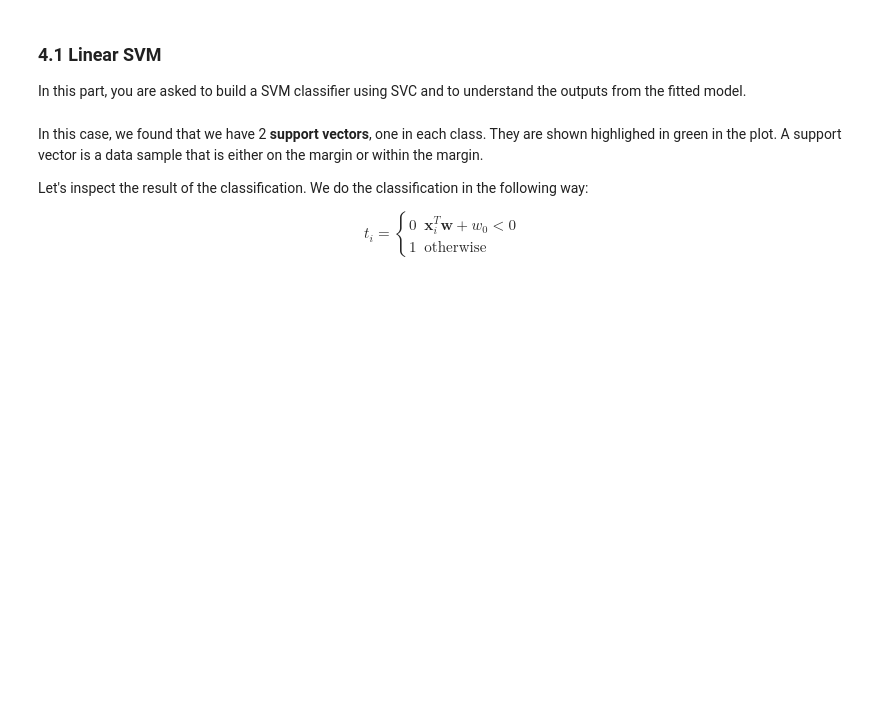
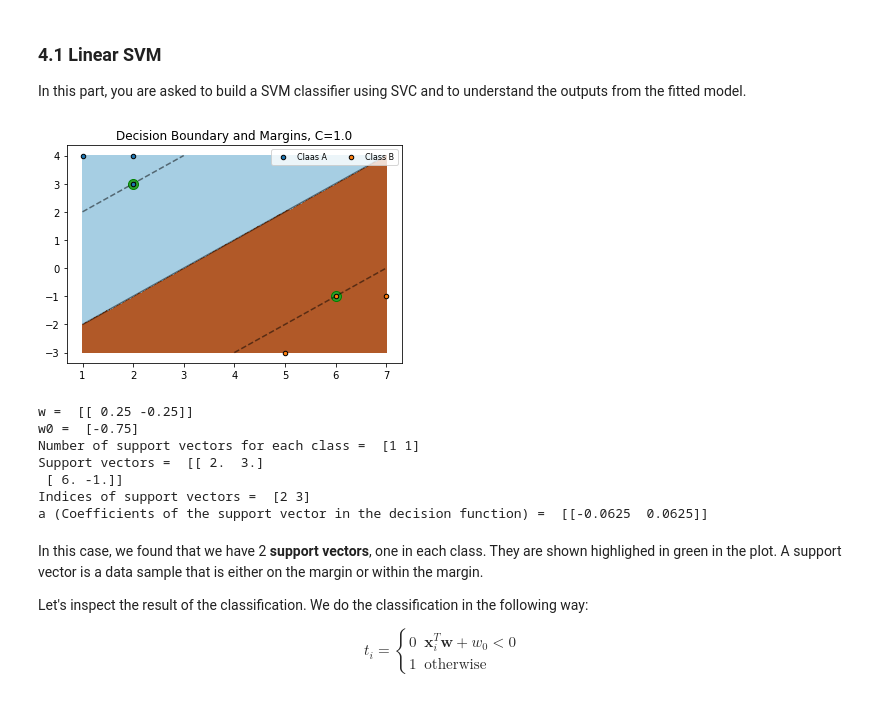
Before and after one commit to bindas1/MachineLearningCS-233, a Jupyter notebook: hw_06/exercise_6.ipynb, the cells around one changed output. Drawn from its saved outputs; the diff is of its cells as text; code cells hidden in the pictures; blank space fills up the shorter version.

```diff
--- a/hw_06/exercise_6.ipynb
+++ b/hw_06/exercise_6.ipynb
@@ -80,26 +109,33 @@ In this part, you are asked to build a SVM classifier using SVC and to understan
 # %%
 # Let use SVC with linear kernel
 from sklearn.svm import SVC
 from plots import plot
 
 
 # 1. Declare a SVC with C=1.0 and kernel='linear'
-## CODE HERE
-clf = ...
+clf = SVC(C=1., kernel='linear')
 
 # 2. use x and y to fit the model
-## CODE HERE
-
+clf.fit(x, y)
 
 # 3. show the fitted model
 plot(x, y, clf)
 
 print('w = ',clf.coef_)
 print('w0 = ',clf.intercept_)
 print('Number of support vectors for each class = ', clf.n_support_)
 print('Support vectors = ', clf.support_vectors_)
 print('Indices of support vectors = ', clf.support_)
 print('a (Coefficients of the support vector in the decision function) = ', clf.dual_coef_)
+# %% [output]
+[figure, added]
+w =  [[ 0.25 -0.25]]
+w0 =  [-0.75]
+Number of support vectors for each class =  [1 1]
+Support vectors =  [[ 2.  3.]
+ [ 6. -1.]]
+Indices of support vectors =  [2 3]
+a (Coefficients of the support vector in the decision function) =  [[-0.0625  0.0625]]
 # %% [markdown]
 In this case, we found that we have 2 **support vectors**, one in each class. They are shown highlighed in green in the plot. A support vector is a data sample that is either on the margin or within the margin.
 
```
Also changed, not shown: parts of 12 cells of this notebook.
